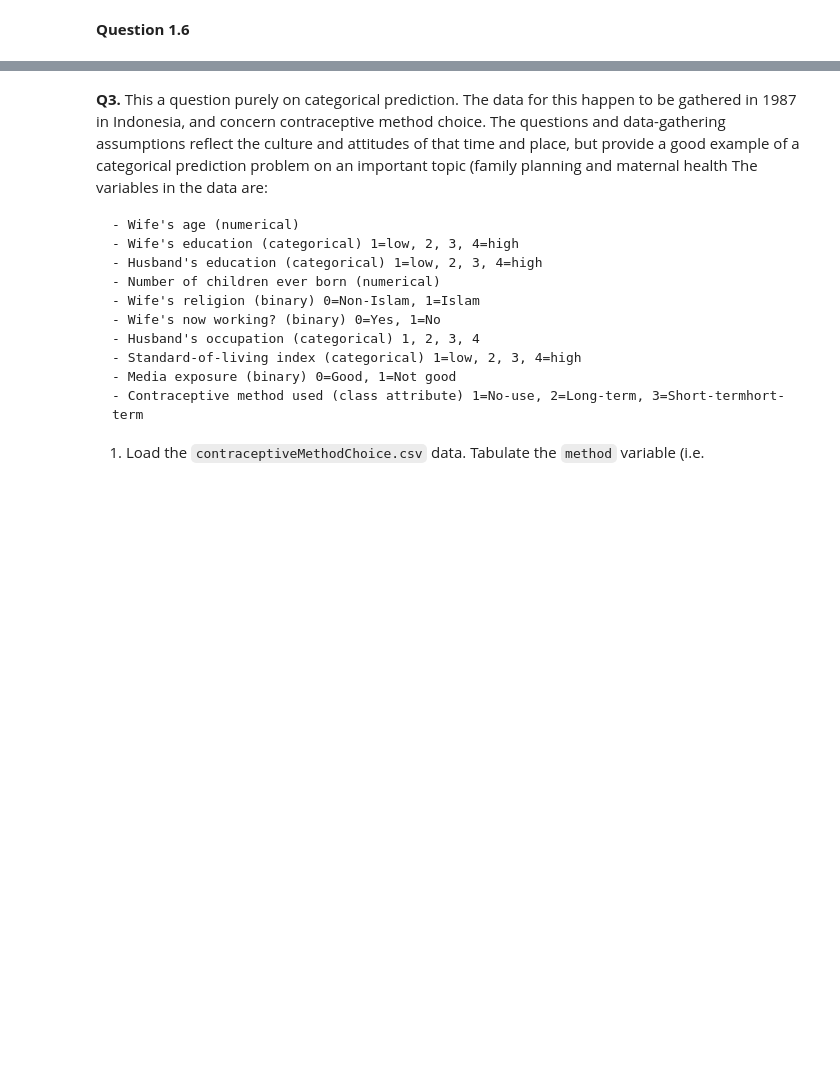
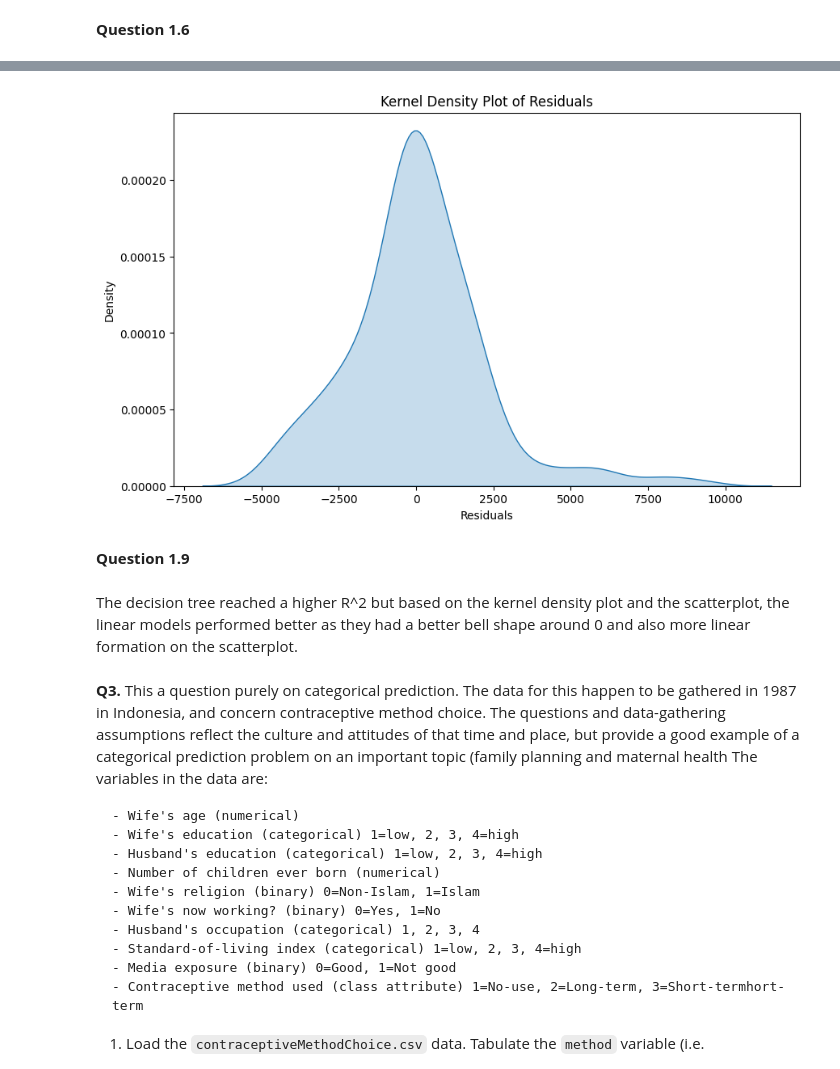
Before and after one commit to JackPMoore/assignment4, a Jupyter notebook: Jack's_assignment4.ipynb, the cells around one changed output, grey strips where cells are left out. Cells and saved outputs as stored; diff of their text form; code cells hidden in the pictures; blank space fills up the shorter version.

```diff
--- a/Jack's_assignment4.ipynb
+++ b/Jack's_assignment4.ipynb
@@ -312,3 +359,18 @@ plt.show()
+# %%
+residuals = y_test - y_hat
+
+plt.figure(figsize=(10, 6))
+sns.kdeplot(residuals, fill=True)
+plt.title('Kernel Density Plot of Residuals')
+plt.xlabel('Residuals')
+plt.ylabel('Density')
+plt.show()
+# %% [output]
+[figure, added]
+# %% [markdown]
+**Question 1.9**
+# %% [markdown]
+The decision tree reached a higher R^2 but based on the kernel density plot and the scatterplot, the linear models performed better as they had a better bell shape around 0 and also more linear formation on the scatterplot.
 # %% [markdown]
 **Q3.** This a question purely on categorical prediction. The data for this happen to be gathered in 1987 in Indonesia, and concern contraceptive method choice. The questions and data-gathering assumptions reflect the culture and attitudes of that time and place, but provide a good example of a categorical prediction problem on an important topic (family planning and maternal health The variables in the data are:
 
```
Also changed, not shown: parts of 10 cells of this notebook.
